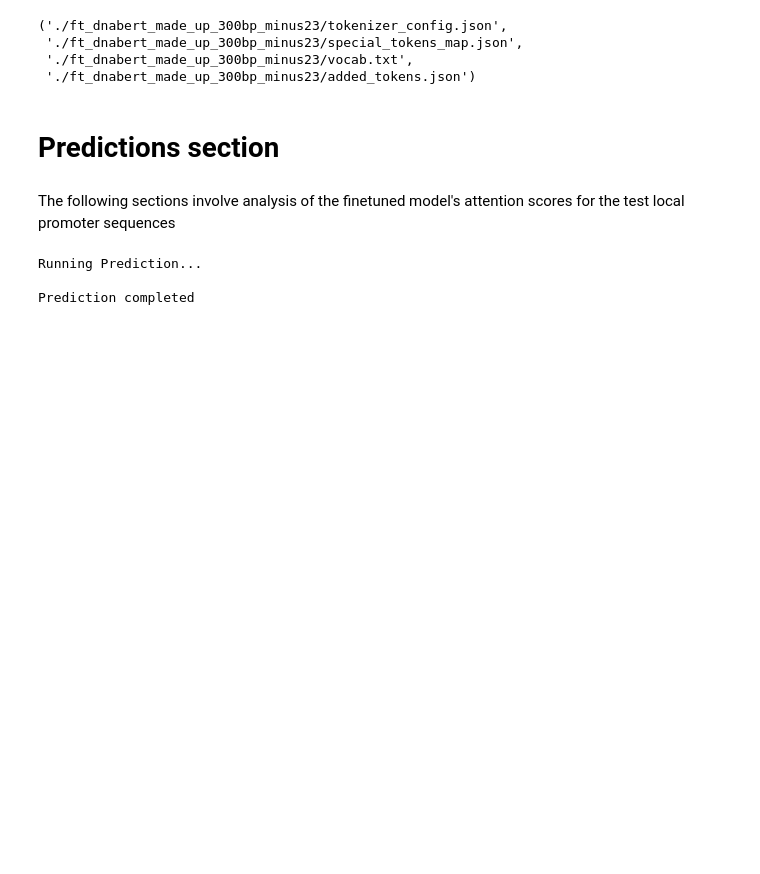
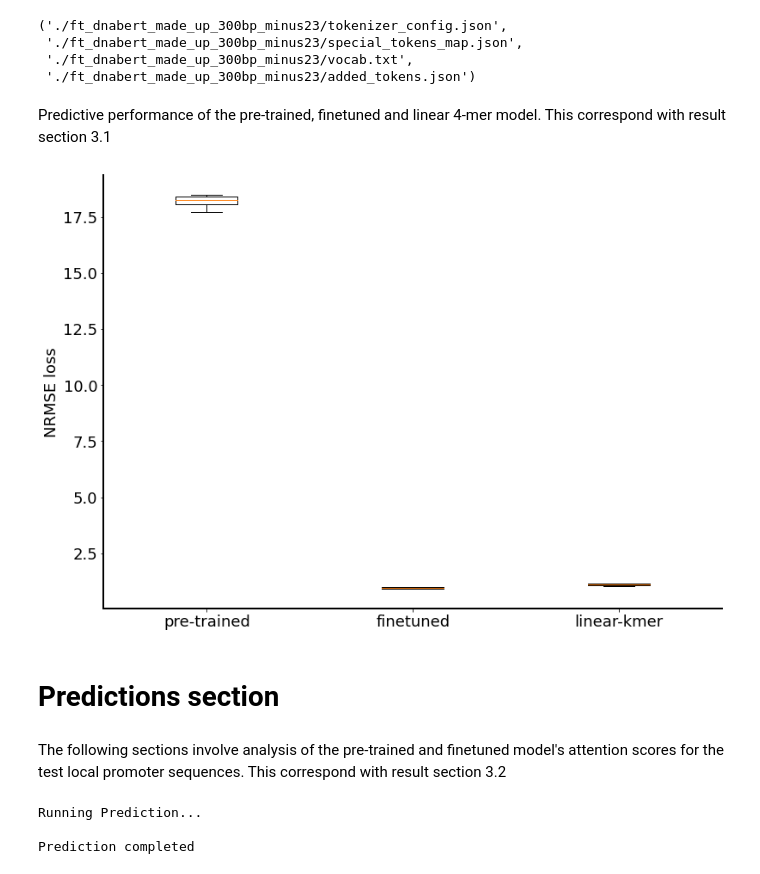
Before and after one commit to jackysiupuichung/dnabert-reg, a Jupyter notebook: DNABERT_reg(analysis).ipynb, the cells around one changed output. Cells and saved outputs as stored; diff of their text form; code cells hidden in the pictures; blank space fills up the shorter version.

```diff
--- a/DNABERT_reg(analysis).ipynb
+++ b/DNABERT_reg(analysis).ipynb
@@ -626,3 +610,5 @@ Saving model to ./ft_dnabert_made_up_300bp_minus23/
  './ft_dnabert_made_up_300bp_minus23/special_tokens_map.json',
  './ft_dnabert_made_up_300bp_minus23/vocab.txt',
  './ft_dnabert_made_up_300bp_minus23/added_tokens.json')
+# %% [markdown]
+Predictive performance of the pre-trained, finetuned and linear 4-mer model. This correspond with result section 3.1
@@ -629,7 +636,41 @@ Saving model to ./ft_dnabert_made_up_300bp_minus23/
+# %%
+import matplotlib.font_manager as fm
+import matplotlib as mpl
+from pylab import cm
+
+mpl.rcParams['font.family'] = 'Avenir'
+plt.rcParams['font.size'] = 18
+plt.rcParams['axes.linewidth'] = 2
+
+colors = cm.get_cmap('tab10', 2)
+
+
+data = [pt, ft, kmer]
+
+fig = plt.figure(figsize =(10, 7))
+
+# Creating axes instance
+ax = fig.add_axes([0, 0, 1, 1])
+ax.spines['right'].set_visible(False)
+ax.spines['top'].set_visible(False)
+
+# Creating plot
+bp = ax.boxplot(data)
+
+ax.set_ylabel("NRMSE loss")
+#ax.set_ylabel("R-squared value")
+
+
+ax.set_xticklabels(['pre-trained', 'finetuned', 'linear-kmer'])
+
+# show plot
+plt.show()
+# %% [output]
+[figure, added]
 # %% [markdown]
 # Predictions section
 # %% [markdown]
-The following sections involve analysis of the finetuned model's attention scores for the test local promoter sequences
+The following sections involve analysis of the pre-trained and finetuned model's attention scores for the test local promoter sequences. This correspond with result section 3.2
 # %%
 #generate prediction for pretrained model
 predictions_pt, labels_pt, attention_scores_pt, sequences_pt = predict(dnabert, test_dataset, device)
```
Also changed, not shown: parts of 14 cells of this notebook, 3 other files.
